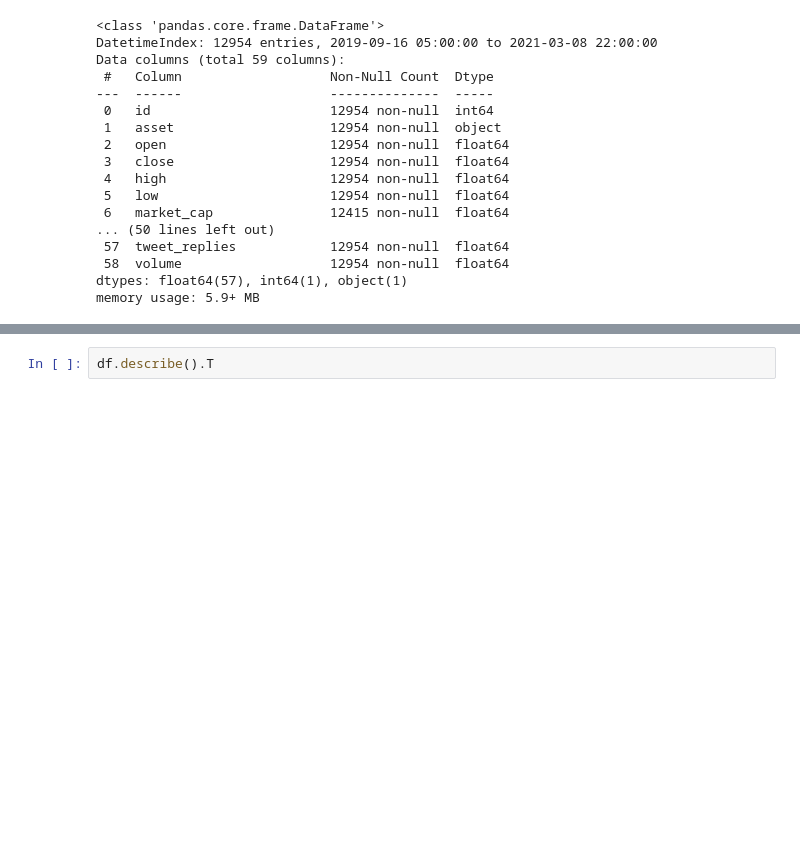
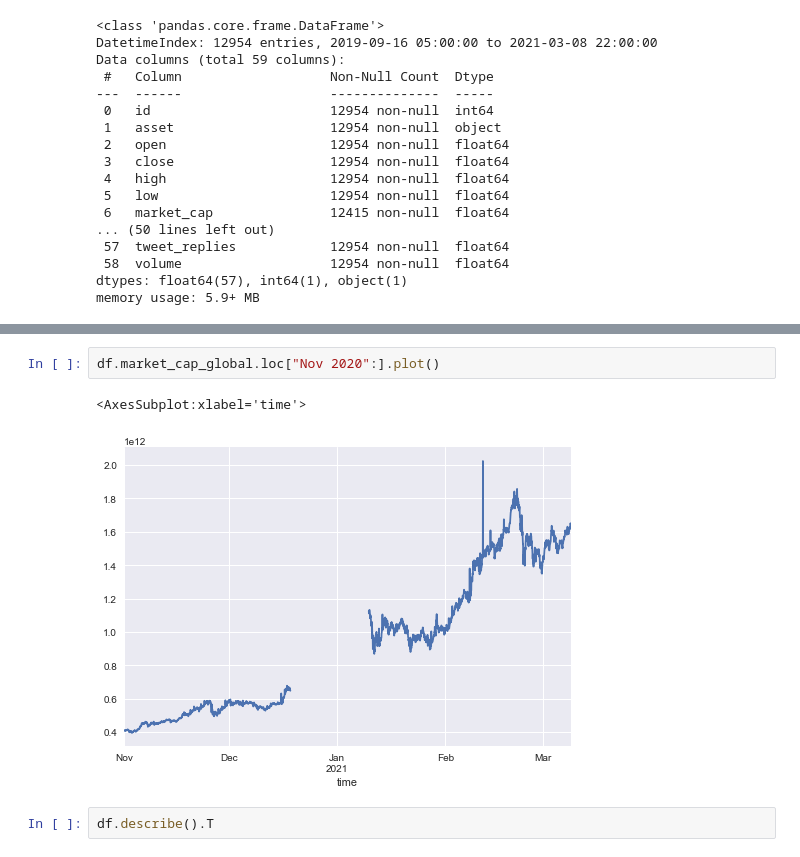
Before and after one commit to diogomatoschaves/MyCryptoBot, a Jupyter notebook: notebooks/Bitcoin Price Prediction Model.ipynb, the cells around one changed output, grey strips where cells are left out. Cells and saved outputs as stored; diff of their text form; blank space fills up the shorter version.

```diff
--- a/notebooks/Bitcoin Price Prediction Model.ipynb
+++ b/notebooks/Bitcoin Price Prediction Model.ipynb
@@ -90,3 +109,8 @@ memory usage: 5.9+ MB
+# %%
+df.market_cap_global.loc["Nov 2020":].plot()
+# %% [output]
+<AxesSubplot:xlabel='time'>
+[figure, added]
 # %%
 df.describe().T
 # %% [output]
```
Also changed, not shown: parts of 5 cells of this notebook, 1 other file.
